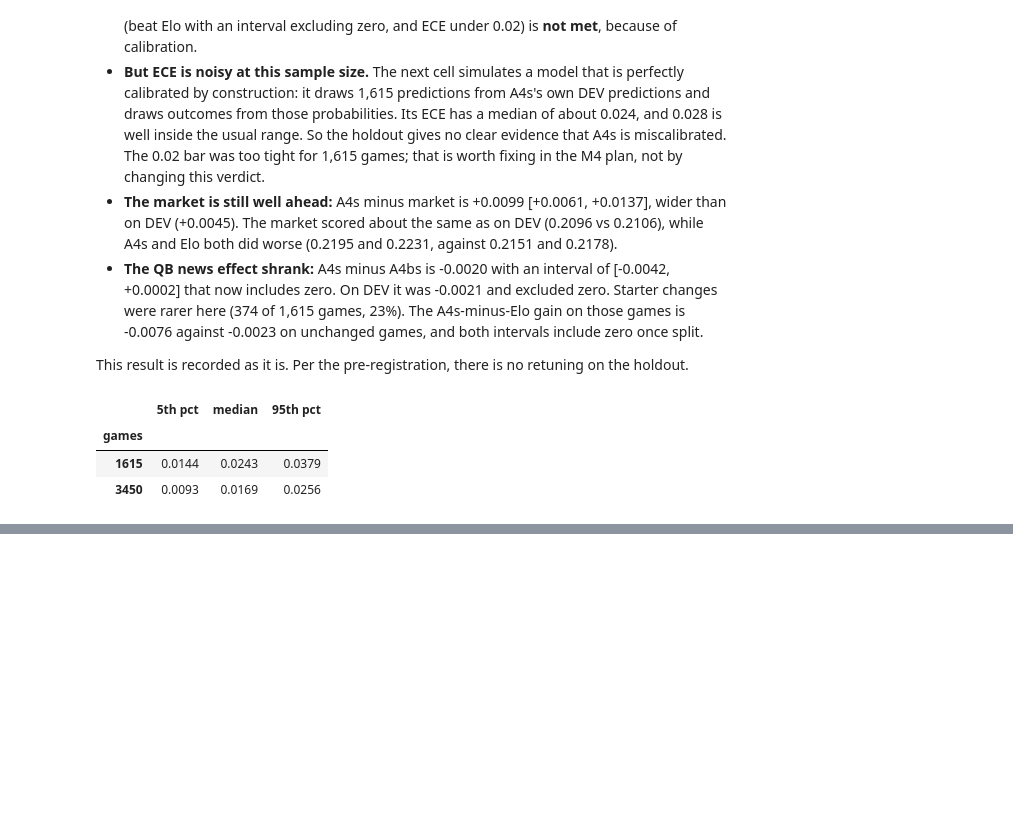
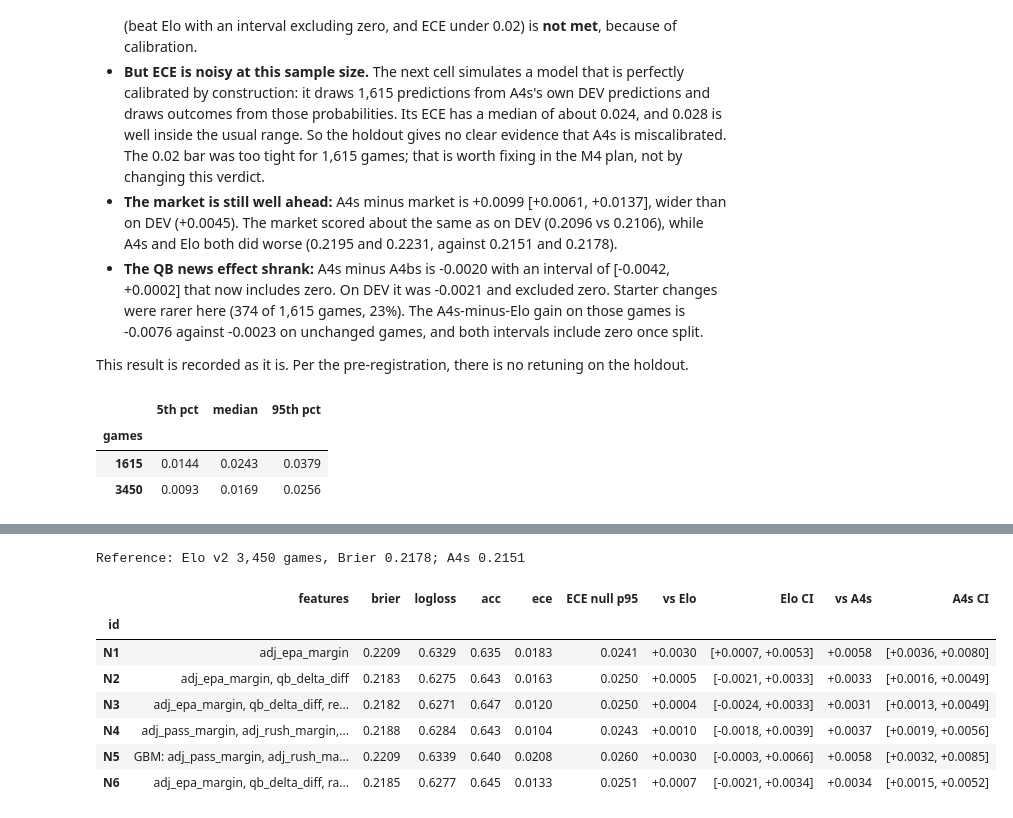
Before and after one commit to walk-the-program/NFLELO, a Jupyter notebook: notebooks/03_m3_results.ipynb, the cells around one changed output, grey strips where cells are left out. Saved outputs shown, nothing was run; the diff lists cells and outputs as text; code cells hidden in the pictures; blank space fills up the shorter version.

```diff
--- a/notebooks/03_m3_results.ipynb
+++ b/notebooks/03_m3_results.ipynb
@@ -375,0 +389,26 @@ pd.DataFrame(sims, index=["5th pct", "median", "95th pct"]).T.rename_axis("games
+# %%
+noelo = {}
+for r in registry.load_runs():                      # newest run per variant
+    if r.get("study") == "no_elo":
+        noelo[r["name"].removeprefix("m3_noelo_")] = r
+rows = []
+for k in sorted(noelo):
+    r = noelo[k]; m = r["metrics"]; e = r["comparisons"]["vs_elo_brier"]; a = r["comparisons"]["vs_A4s_brier"]
+    rows.append({"id": k, "features": ("GBM: " if r["params"]["model"] == "gbm" else "") + ", ".join(r["features"]),
+                 "brier": m["brier"], "logloss": m["logloss"], "acc": m["accuracy"], "ece": m["ece"],
+                 "ECE null p95": r["ece_null"]["p95"], "vs Elo": e["diff"], "Elo CI": f"[{e['ci_low']:+.4f}, {e['ci_high']:+.4f}]",
+                 "vs A4s": a["diff"], "A4s CI": f"[{a['ci_low']:+.4f}, {a['ci_high']:+.4f}]"})
+assert {r["games_hash"] for r in noelo.values()} == {runs["A4s"]["games_hash"]}   # same 3,450 games as the ladder
+print(f"Reference: Elo v2 {runs['A0']['comparisons']['vs_elo_brier']['n']:,} games, Brier {elo['brier']:.4f}; A4s {runs['A4s']['metrics']['brier']:.4f}")
+pd.DataFrame(rows).set_index("id").style.format({"brier": "{:.4f}", "logloss": "{:.4f}", "acc": "{:.3f}", "ece": "{:.4f}",
+                                                 "ECE null p95": "{:.4f}", "vs Elo": "{:+.4f}", "vs A4s": "{:+.4f}"})
+# %% [output]
+Reference: Elo v2 3,450 games, Brier 0.2178; A4s 0.2151
+|  | features | brier | logloss | acc | ece | ECE null p95 | vs Elo | Elo CI | vs A4s | A4s CI |
+| id |  |  |  |  |  |  |  |  |  |  |
+| N1 | adj_epa_margin | 0.2209 | 0.6329 | 0.635 | 0.0183 | 0.0241 | +0.0030 | [+0.0007, +0.0053] | +0.0058 | [+0.0036, +0.0080] |
+| N2 | adj_epa_margin, qb_delta_diff | 0.2183 | 0.6275 | 0.643 | 0.0163 | 0.0250 | +0.0005 | [-0.0021, +0.0033] | +0.0033 | [+0.0016, +0.0049] |
+| N3 | adj_epa_margin, qb_delta_diff, re... | 0.2182 | 0.6271 | 0.647 | 0.0120 | 0.0250 | +0.0004 | [-0.0024, +0.0033] | +0.0031 | [+0.0013, +0.0049] |
+| N4 | adj_pass_margin, adj_rush_margin,... | 0.2188 | 0.6284 | 0.643 | 0.0104 | 0.0243 | +0.0010 | [-0.0018, +0.0039] | +0.0037 | [+0.0019, +0.0056] |
+| N5 | GBM: adj_pass_margin, adj_rush_ma... | 0.2209 | 0.6339 | 0.640 | 0.0208 | 0.0260 | +0.0030 | [-0.0003, +0.0066] | +0.0058 | [+0.0032, +0.0085] |
+| N6 | adj_epa_margin, qb_delta_diff, ra... | 0.2185 | 0.6277 | 0.645 | 0.0133 | 0.0251 | +0.0007 | [-0.0021, +0.0034] | +0.0034 | [+0.0015, +0.0052] |
```
Also changed, not shown: parts of 5 cells of this notebook, 10 other files.
